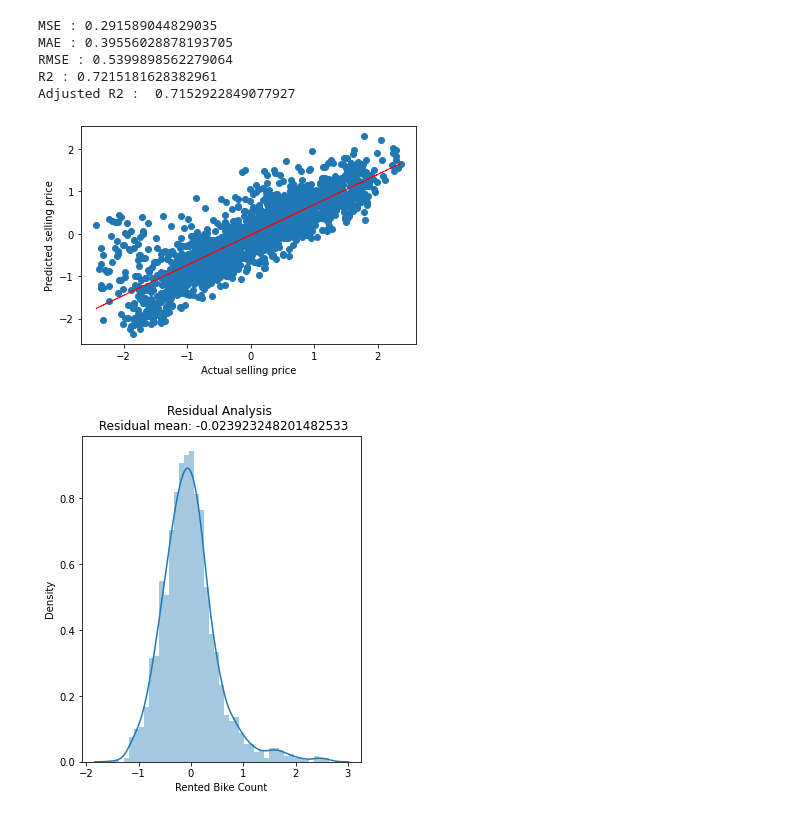
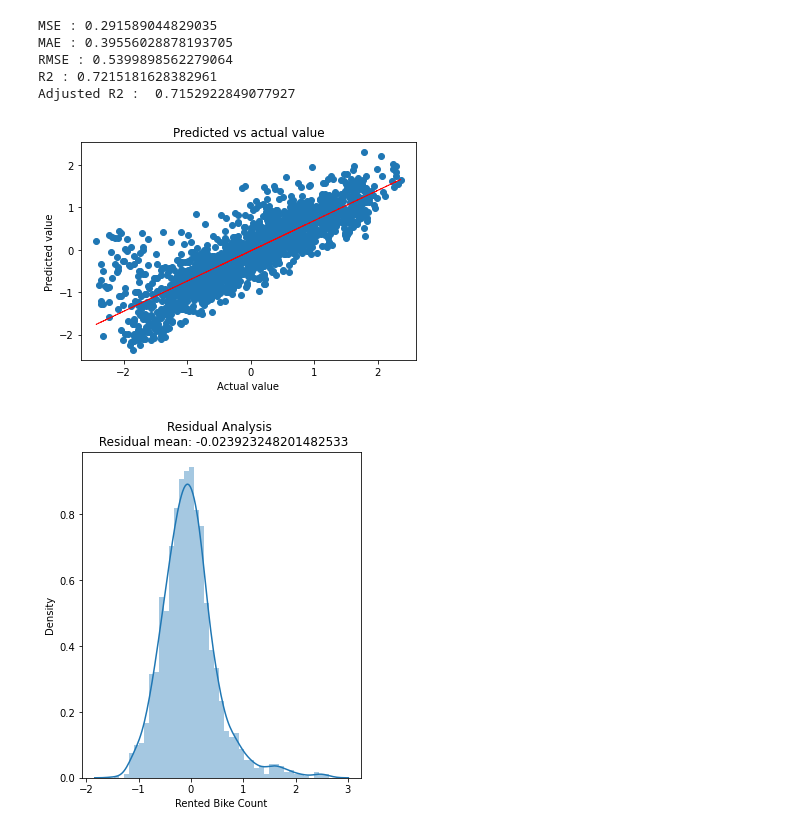
Before and after one commit to Jeevan-NM/Bike-Sharing-Demand-Prediction, a Jupyter notebook: BikeSharingDemandPrediction.ipynb, the cells around one changed output. Saved outputs shown, nothing was run; the diff lists cells and outputs as text; code cells hidden in the pictures.

```diff
--- a/BikeSharingDemandPrediction.ipynb
+++ b/BikeSharingDemandPrediction.ipynb
@@ -1370,14 +1365,15 @@ R2 : 0.7215181628382961
 Adjusted R2 :  0.7152922849077927
 # %%
 plt.scatter((y_test),(y_pred_r))
-plt.xlabel('Actual selling price')
-plt.ylabel('Predicted selling price')
+plt.xlabel('Actual value')
+plt.ylabel('Predicted value')
+plt.title('Predicted vs actual value')
 z=np.polyfit(y_test,y_pred_r,1)
 y_hat=np.poly1d(z)(y_test)
 plt.plot(y_test, y_hat, "r--", lw=1)
 plt.show()
 # %% [output]
-[figure, old version]
+[figure, new version]
 # %%
 residue=y_pred_r-y_test
 plt.figure(figsize=(5,6))
```
Also changed, not shown: parts of 47 cells of this notebook.
